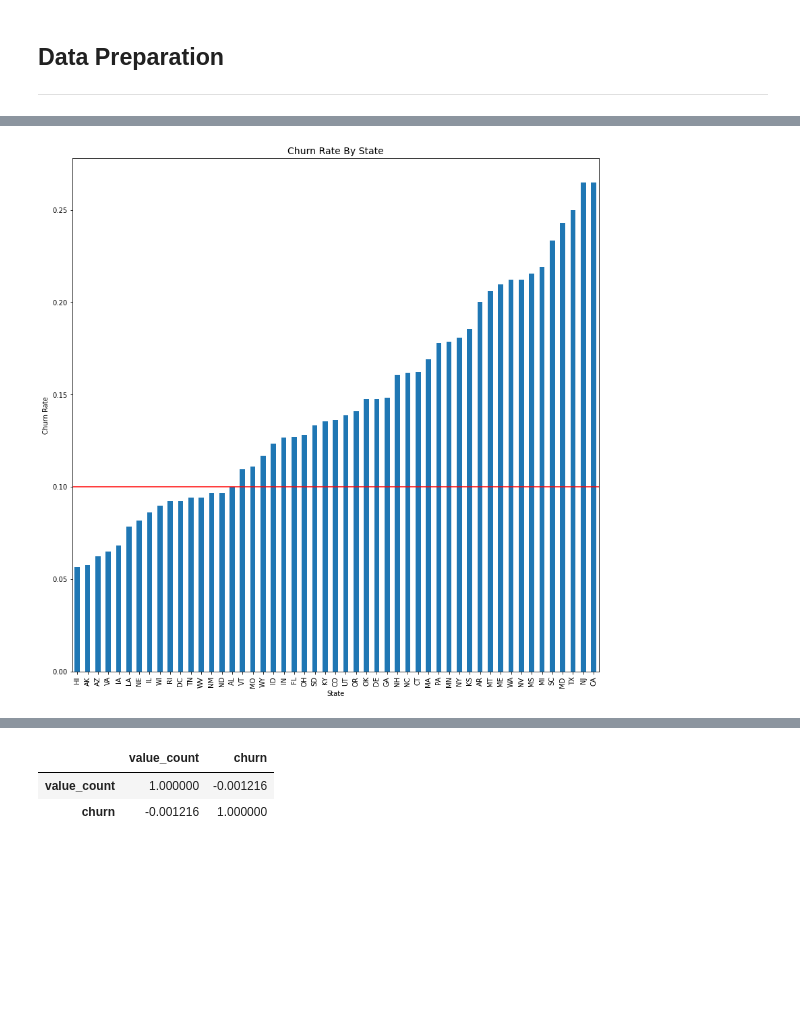
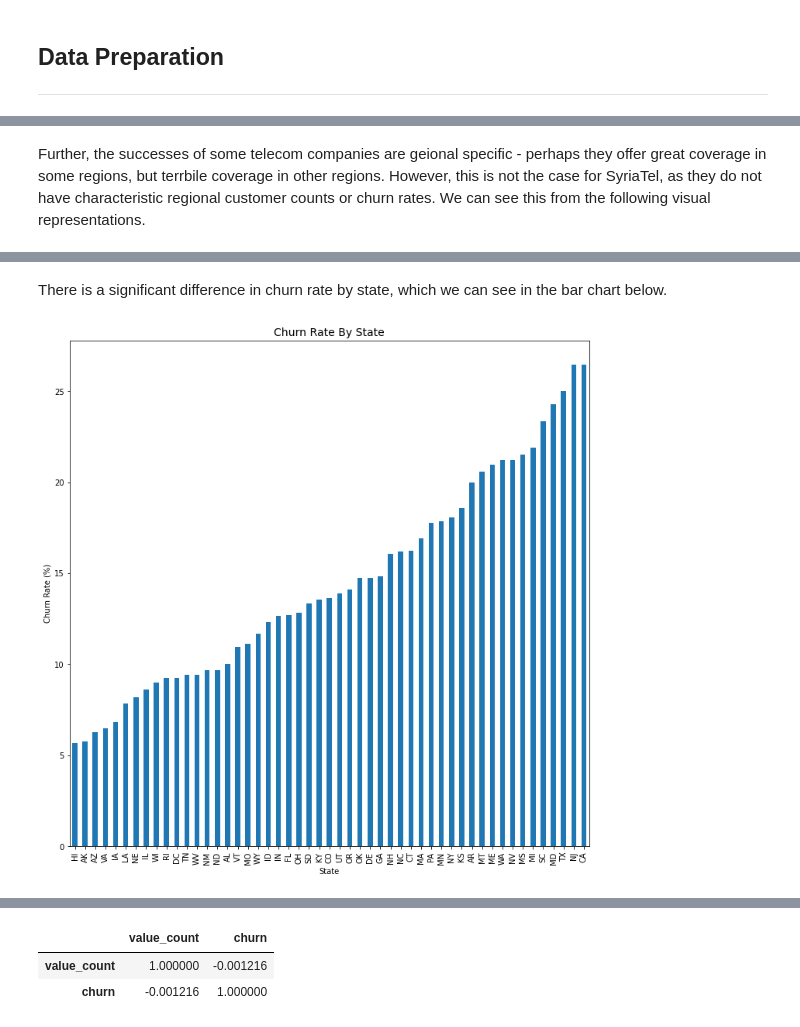
Before and after one commit to Sombrero7/project3, a Jupyter notebook: final_notebook.ipynb, the cells around one changed output, grey strips where cells are left out. Cells and saved outputs as stored; diff of their text form; code cells hidden in the pictures; blank space fills up the shorter version.

```diff
--- a/final_notebook.ipynb
+++ b/final_notebook.ipynb
@@ -82,6 +91,8 @@ df = df.drop(['area code', 'phone number'], axis=1)
 df['churn'] = df['churn'].astype(int)
 df['international plan'] = df['international plan'].map(lambda x: 1 if x=='yes' else 0)
 df['voice mail plan'] = df['voice mail plan'].map(lambda x: 1 if x=='yes' else 0)
+# %% [markdown]
+Further, the successes of some telecom companies are geional specific - perhaps they offer great coverage in some regions, but terrbile coverage in other regions. However, this is not the case for SyriaTel, as they do not have characteristic regional customer counts or churn rates. We can see this from the following visual representations.
 # %%
 states_df = pd.DataFrame(df.state.value_counts()).reset_index()
 states_df = states_df.rename(columns={'index':'state', 'state':'value_count'})
@@ -118,13 +130,14 @@ fig.update_layout(
 fig.show()
 # %% [output]
 [interactive output not drawn]
+# %% [markdown]
+There is a significant difference in churn rate by state, which we can see in the bar chart below.
 # %%
-gb = df.groupby(['state'])['churn'].mean()
-gb.sort_values().plot(kind='bar', figsize=(14,14));
-plt.axhline(y=.1, color='r', linestyle='-');
+gb = df.groupby(['state'])['churn'].mean() * 100
+gb.sort_values().plot(kind='bar', figsize=(12,12));
 plt.title('Churn Rate By State', fontsize=14);
-plt.ylabel('Churn Rate');
+plt.ylabel('Churn Rate (%)');
 plt.xlabel('State')
 plt.show()
 # %% [output]
-[figure, old version]
+[figure, new version]
```
Also changed, not shown: parts of 68 cells of this notebook.
